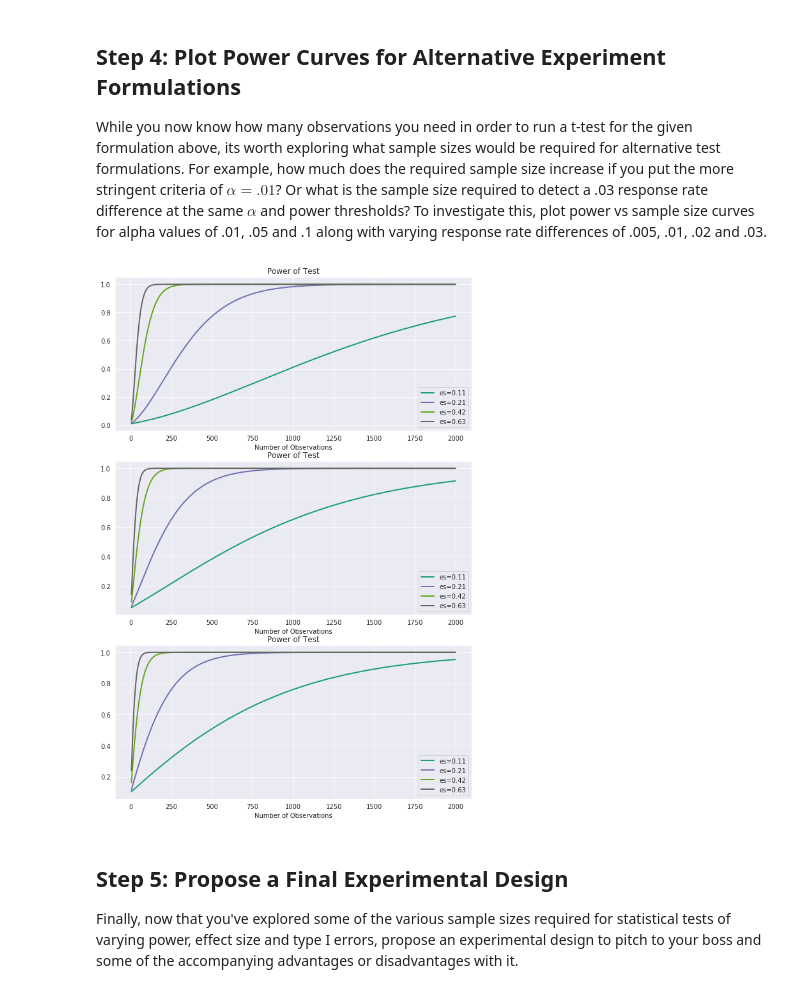
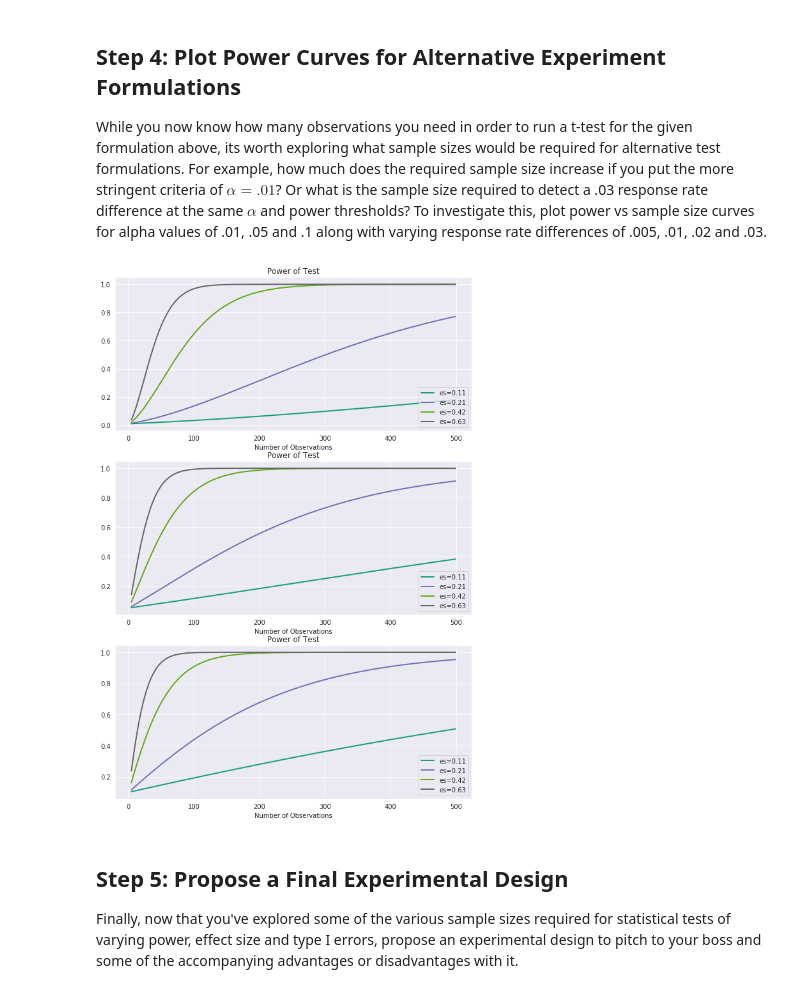
Before and after one commit to aschams/dsc-ab-testing-lab-dc-ds-060319, a Jupyter notebook: index.ipynb, the cells around one changed output. Cells and saved outputs as stored; diff of their text form; code cells hidden in the pictures.

```diff
--- a/index.ipynb
+++ b/index.ipynb
@@ -54,17 +54,17 @@ While you now know how many observations you need in order to run a t-test for t
 # %%
 #Your code; plot power curves for the various alpha and effect size combinations
 fig, ax = plt.subplots(nrows=3, ncols=1, figsize=(10, 15));
 es = np.array([0.005, 0.01, 0.02, 0.03]) / 0.0475
 alphas = np.array([0.01, 0.05, 0.1])
 for num, a in enumerate(alphas):
     axs = ax[num]
     pa.plot_power(dep_var='nobs',
-                  nobs=np.array(range(5, 2000)),
+                  nobs=np.array(range(5, 500)),
                   effect_size=es,
                   alpha=a,
                   ax=axs)
 # %% [output]
-[figure, old version]
+[figure, new version]
 # %% [markdown]
 ## Step 5: Propose a Final Experimental Design
 
```
